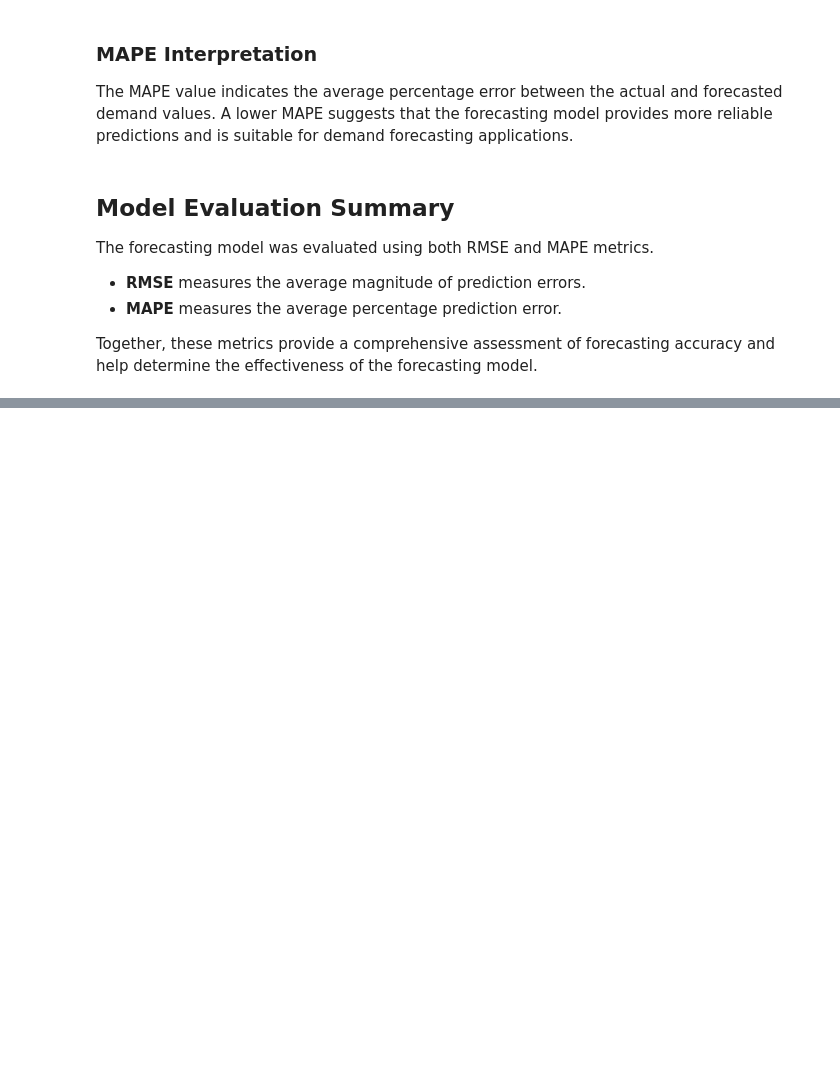
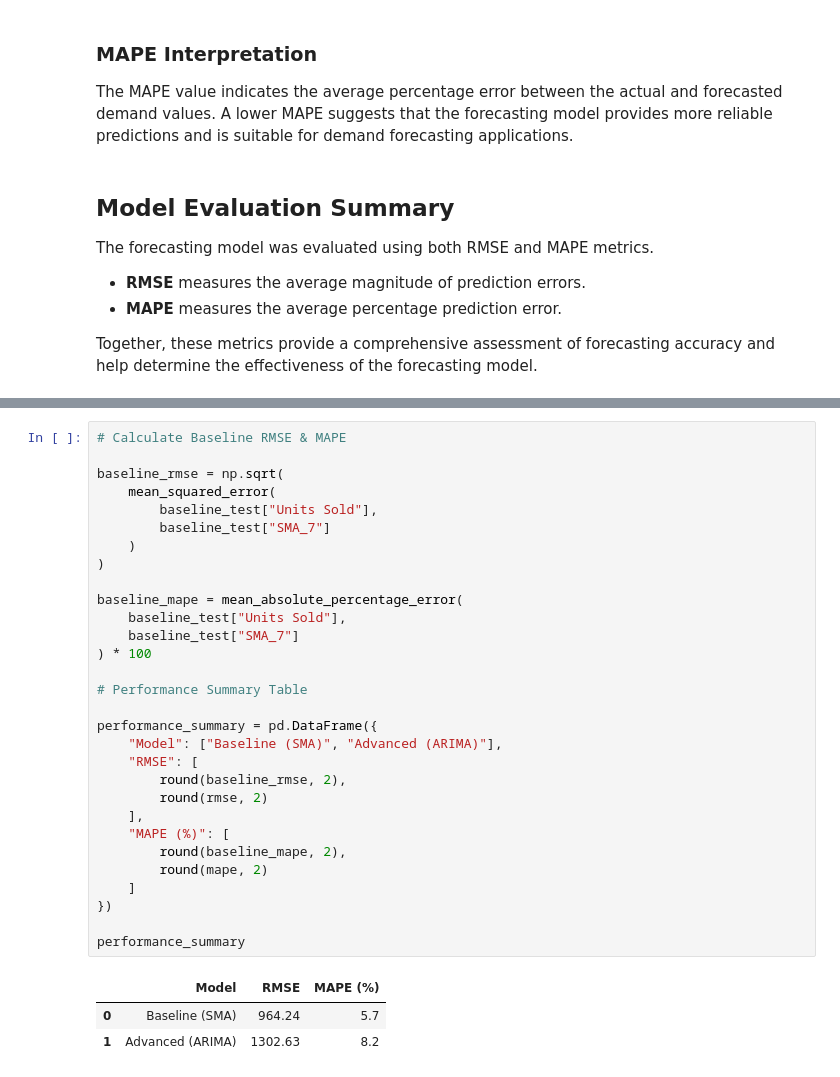
Before and after one commit to dharani-malla/Supply-Chain-Analytics-Demand-Forecasting-Anamoly-Detection, a Jupyter notebook: Week3_Model_Evaluation_Visualization.ipynb, the cells around one changed output, grey strips where cells are left out. Cells and saved outputs as stored; diff of their text form; blank space fills up the shorter version.

```diff
--- a/Week3_Model_Evaluation_Visualization.ipynb
+++ b/Week3_Model_Evaluation_Visualization.ipynb
@@ -269,0 +274,34 @@ Together, these metrics provide a comprehensive assessment of forecasting accura
+# %%
+# Calculate Baseline RMSE & MAPE
+
+baseline_rmse = np.sqrt(
+    mean_squared_error(
+        baseline_test["Units Sold"],
+        baseline_test["SMA_7"]
+    )
+)
+
+baseline_mape = mean_absolute_percentage_error(
+    baseline_test["Units Sold"],
+    baseline_test["SMA_7"]
+) * 100
+
+# Performance Summary Table
+
+performance_summary = pd.DataFrame({
+    "Model": ["Baseline (SMA)", "Advanced (ARIMA)"],
+    "RMSE": [
+        round(baseline_rmse, 2),
+        round(rmse, 2)
+    ],
+    "MAPE (%)": [
+        round(baseline_mape, 2),
+        round(mape, 2)
+    ]
+})
+
+performance_summary
+# %% [output]
+|  | Model | RMSE | MAPE (%) |
+| 0 | Baseline (SMA) | 964.24 | 5.7 |
+| 1 | Advanced (ARIMA) | 1302.63 | 8.2 |
```
Also changed, not shown: parts of 3 cells of this notebook.
